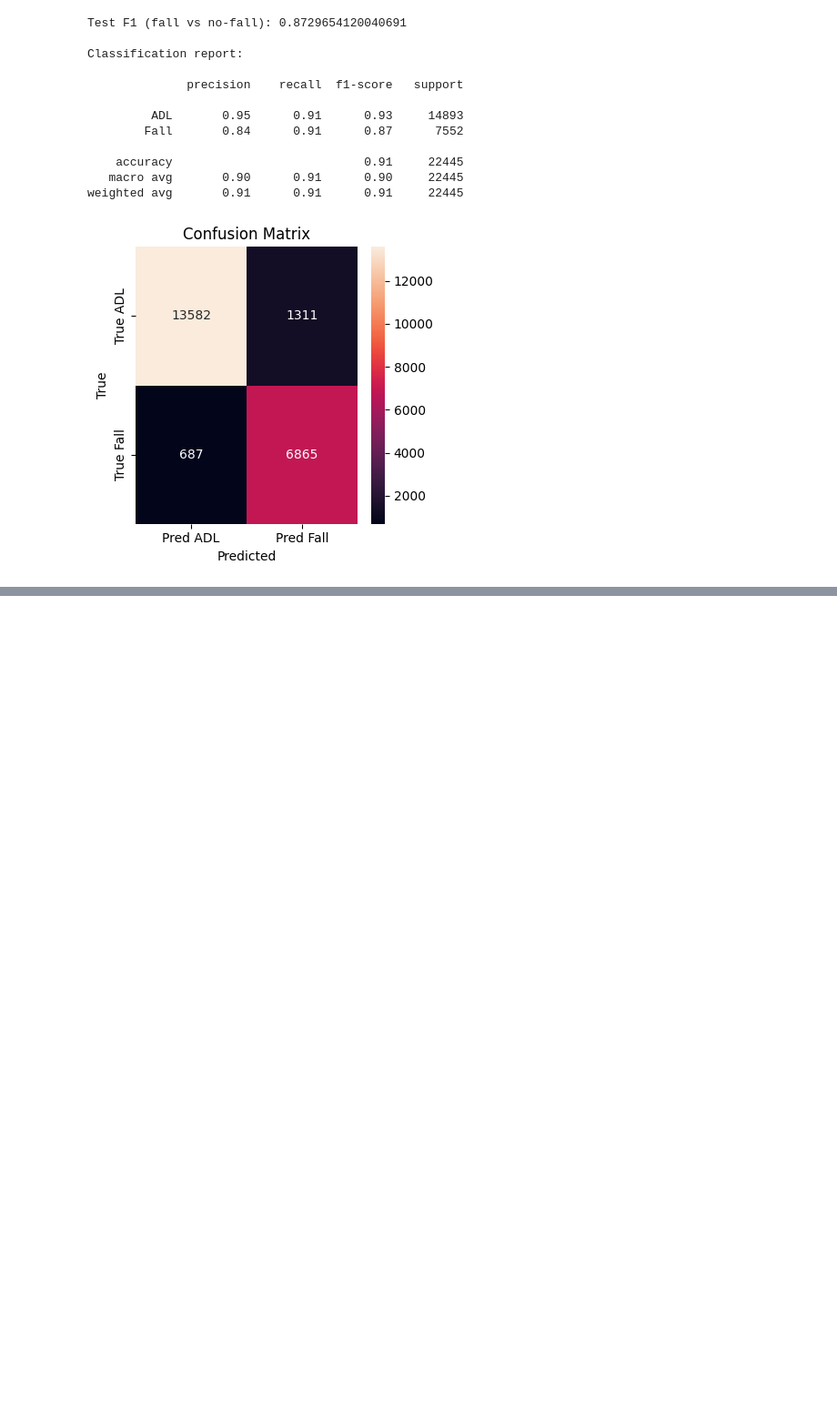
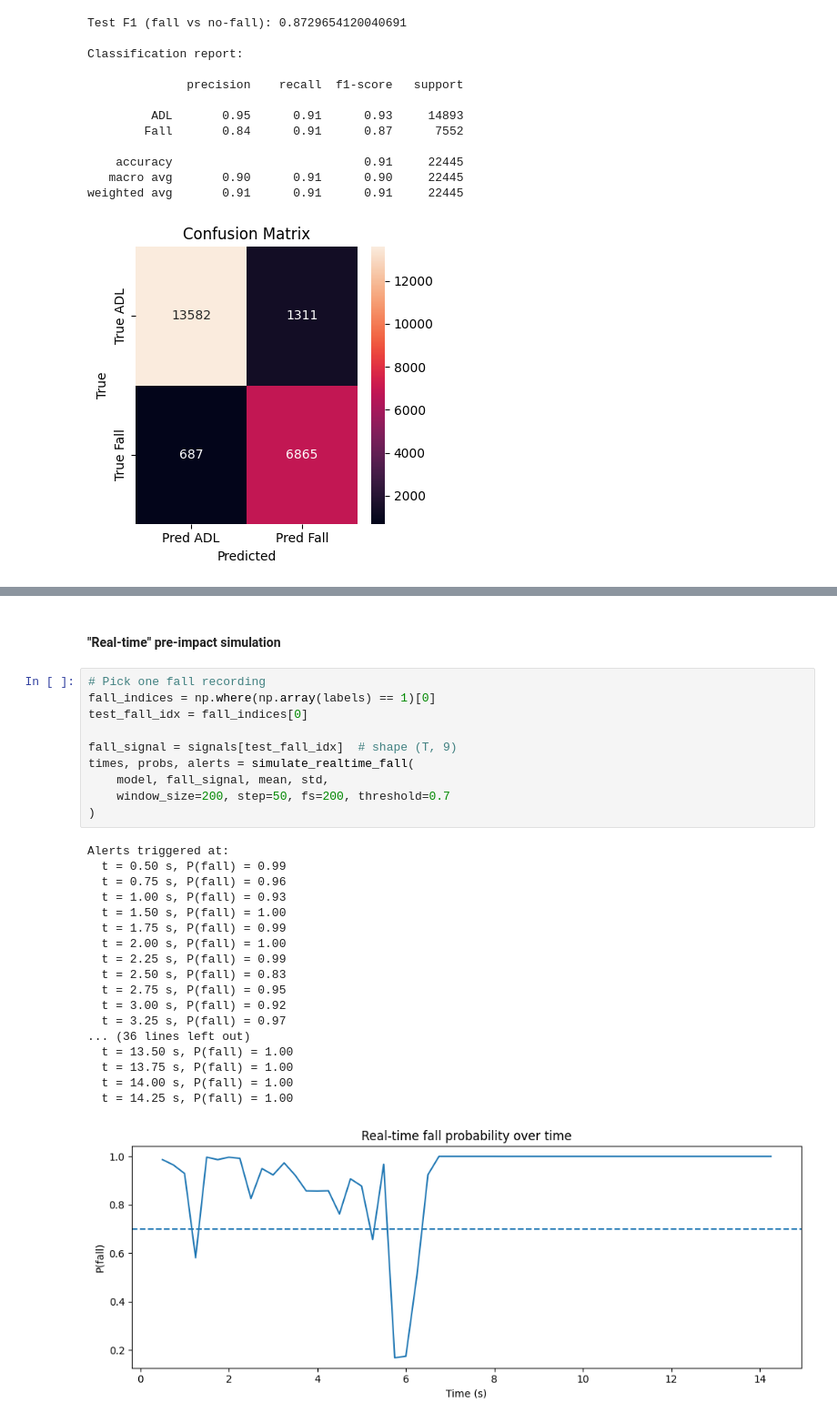
Before and after one commit to Ajay1-me/real-time-fall-prediction, a Jupyter notebook: fall_prediction.ipynb, the cells around one changed output, grey strips where cells are left out. Shown: that part at 91% size. Drawn from its saved outputs; the diff is of its cells as text; blank space fills up the shorter version.

Commit message:
added a function to simulate a real-time fall

```diff
--- a/fall_prediction.ipynb
+++ b/fall_prediction.ipynb
@@ -396,0 +451,31 @@ weighted avg       0.91      0.91      0.91     22445
+# %% [markdown]
+#### "Real-time" pre-impact simulation
+# %%
+# Pick one fall recording
+fall_indices = np.where(np.array(labels) == 1)[0]
+test_fall_idx = fall_indices[0]
+
+fall_signal = signals[test_fall_idx]  # shape (T, 9)
+times, probs, alerts = simulate_realtime_fall(
+    model, fall_signal, mean, std,
+    window_size=200, step=50, fs=200, threshold=0.7
+)
+# %% [output]
+Alerts triggered at:
+  t = 0.50 s, P(fall) = 0.99
+  t = 0.75 s, P(fall) = 0.96
+  t = 1.00 s, P(fall) = 0.93
+  t = 1.50 s, P(fall) = 1.00
+  t = 1.75 s, P(fall) = 0.99
+  t = 2.00 s, P(fall) = 1.00
+  t = 2.25 s, P(fall) = 0.99
+  t = 2.50 s, P(fall) = 0.83
+  t = 2.75 s, P(fall) = 0.95
+  t = 3.00 s, P(fall) = 0.92
+  t = 3.25 s, P(fall) = 0.97
+... (36 lines left out)
+  t = 13.50 s, P(fall) = 1.00
+  t = 13.75 s, P(fall) = 1.00
+  t = 14.00 s, P(fall) = 1.00
+  t = 14.25 s, P(fall) = 1.00
+[figure, added]
```
Also changed, not shown: parts of 3 cells of this notebook, 2 other files.
